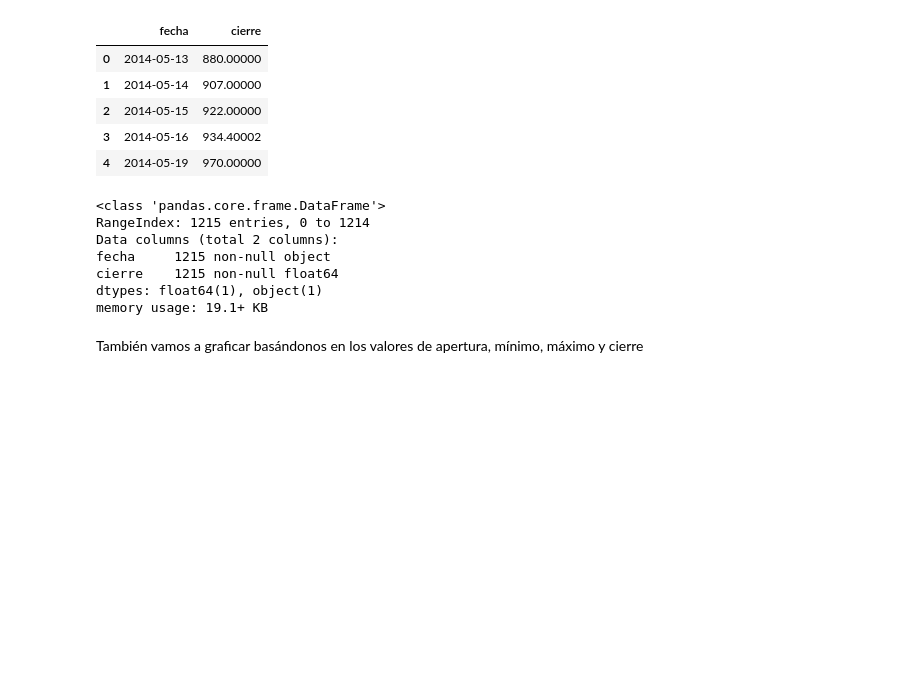
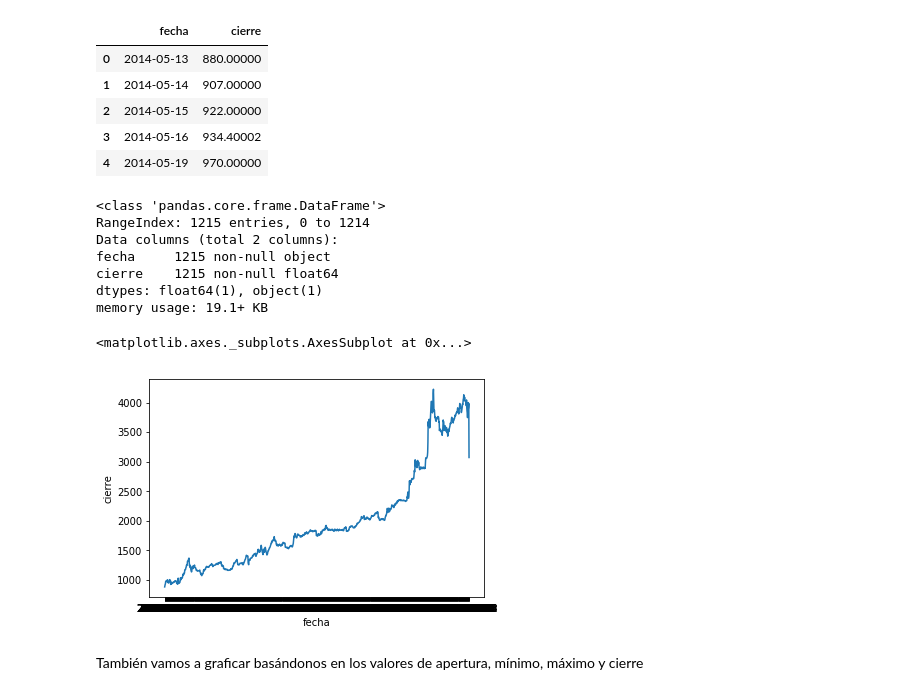
Before and after one commit to lbiedma/diplodatos2019, a Jupyter notebook: practico-1.ipynb, the cells around one changed output. Drawn from its saved outputs; the diff is of its cells as text; code cells hidden in the pictures; blank space fills up the shorter version.

```diff
--- a/practico-1.ipynb
+++ b/practico-1.ipynb
@@ -214,7 +217,10 @@ cierre    1215 non-null float64
 dtypes: float64(1), object(1)
 memory usage: 19.1+ KB
 # %%
-# sns.lineplot(data=df_ay24, x="fecha", y="cierre")
+sns.lineplot(x="fecha", y="cierre", data=df_ay24_cierre)
+# %% [output]
+<matplotlib.axes._subplots.AxesSubplot at 0x...>
+[figure, added]
 # %% [markdown]
 También vamos a graficar basándonos en los valores de apertura, mínimo, máximo y cierre
 # %%
```
Also changed, not shown: parts of 7 cells of this notebook, 1 other file.
